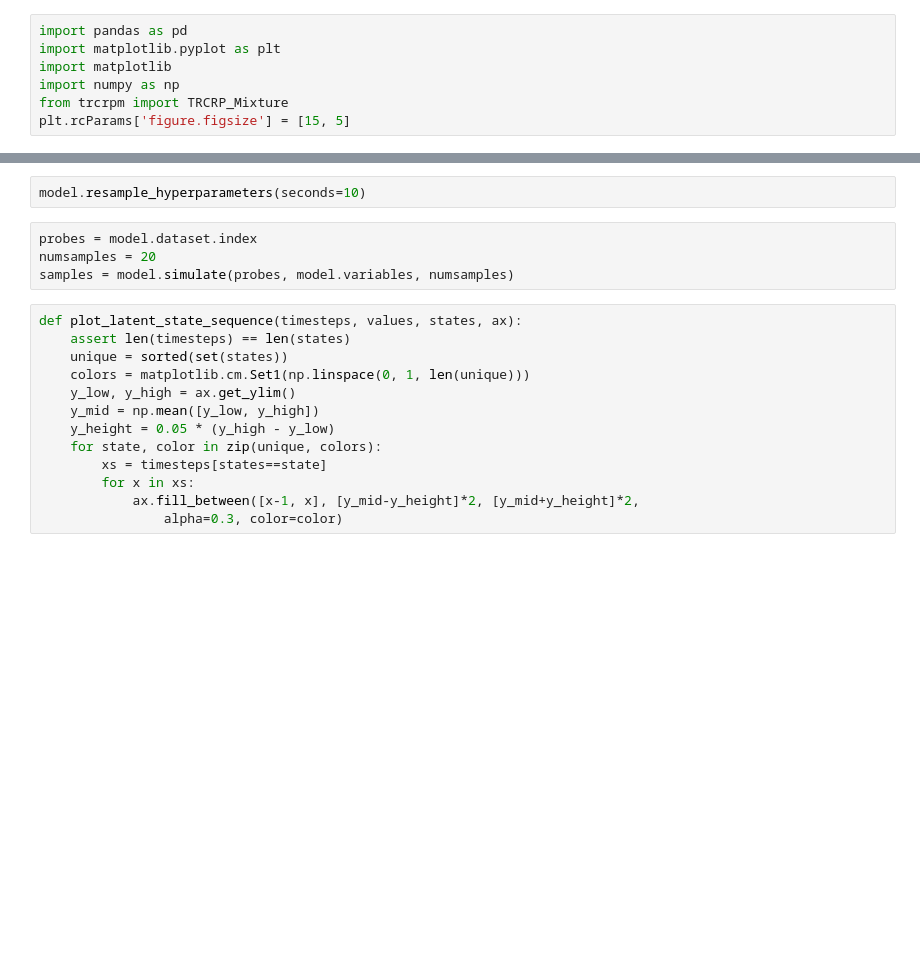
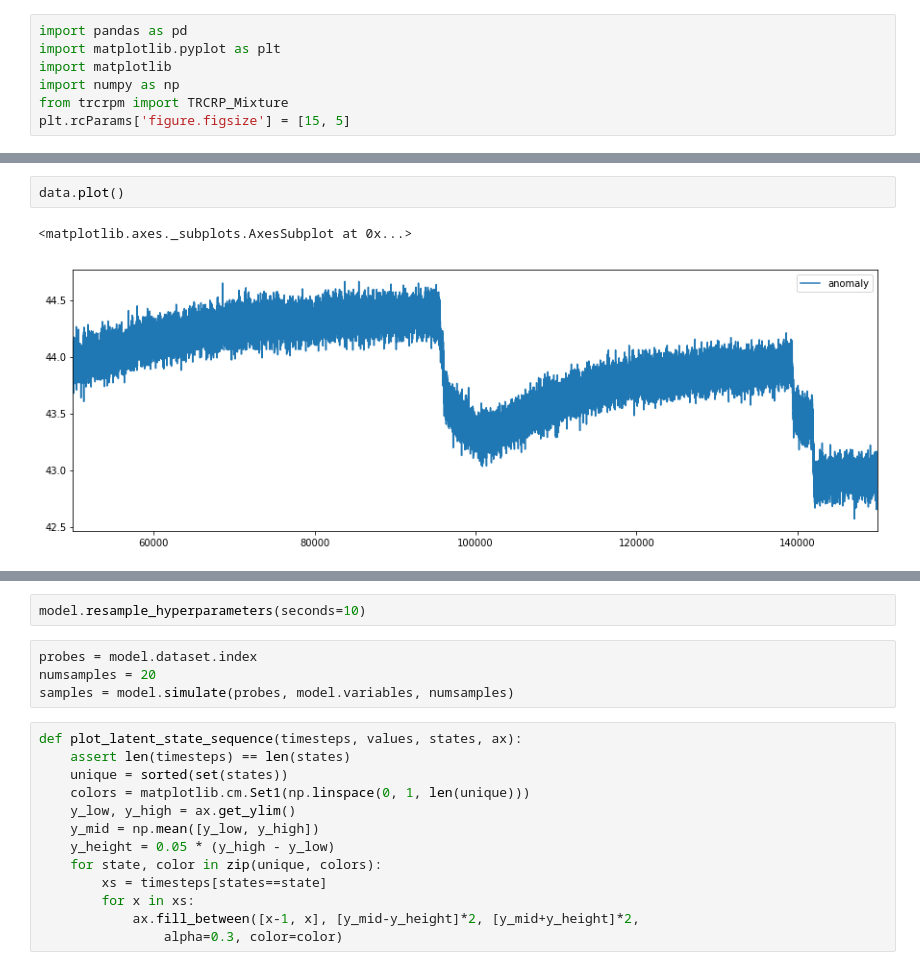
Before and after one commit to nick-torenvliet/bnp_time_series, a Jupyter notebook: jupyter/anomaly_detection_industrial.ipynb, the cells around one changed output, grey strips where cells are left out. Cells and saved outputs as stored; diff of their text form; blank space fills up the shorter version.

```diff
--- a/jupyter/anomaly_detection_industrial.ipynb
+++ b/jupyter/anomaly_detection_industrial.ipynb
@@ -17,3 +18,8 @@ data = data_clean.iloc[154000:157000]
+# %%
+data.plot()
+# %% [output]
+<matplotlib.axes._subplots.AxesSubplot at 0x...>
+[figure, added]
 # %%
 data.head()
 # %% [output]
```
Also changed, not shown: parts of 12 cells of this notebook, 2 other files.
